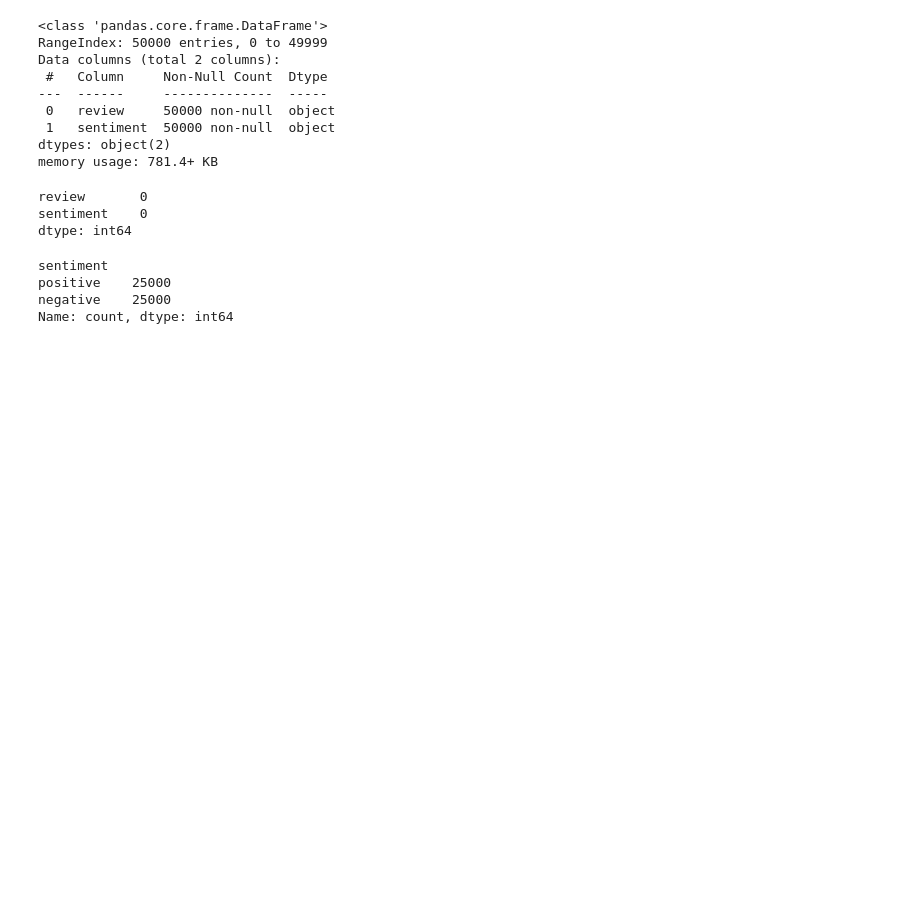
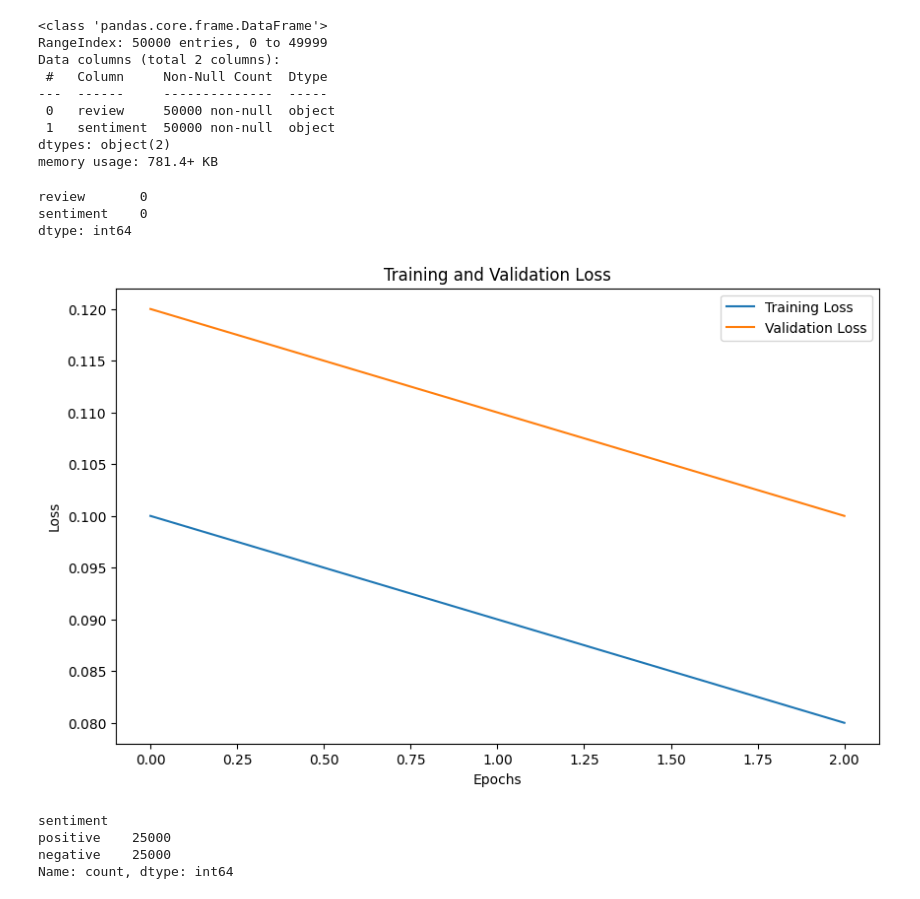
Before and after one commit to vidhya2324/Machine_learning, a Jupyter notebook: Sentiment_Analysis_LSTM.ipynb, the cells around one changed output. Cells and saved outputs as stored; diff of their text form; code cells hidden in the pictures; blank space fills up the shorter version.

```diff
--- a/Sentiment_Analysis_LSTM.ipynb
+++ b/Sentiment_Analysis_LSTM.ipynb
@@ -95,6 +95,22 @@ data.isnull().sum()
 review       0
 sentiment    0
 dtype: int64
+# %%
+# Simulating a history object for demonstration
+history = type('History', (object,), {'history': {'loss': [0.1, 0.09, 0.08], 'val_loss': [0.12, 0.11, 0.10]}})()
+
+# Plotting the training and validation loss
+import matplotlib.pyplot as plt
+plt.figure(figsize=(10, 6))
+plt.plot(history.history['loss'], label='Training Loss')
+plt.plot(history.history['val_loss'], label='Validation Loss')
+plt.title('Training and Validation Loss')
+plt.xlabel('Epochs')
+plt.ylabel('Loss')
+plt.legend()
+plt.show()
+# %% [output]
+[figure, added]
 # %%
 data["sentiment"].value_counts()
 # %% [output]
```
Also changed, not shown: parts of 10 cells of this notebook.
